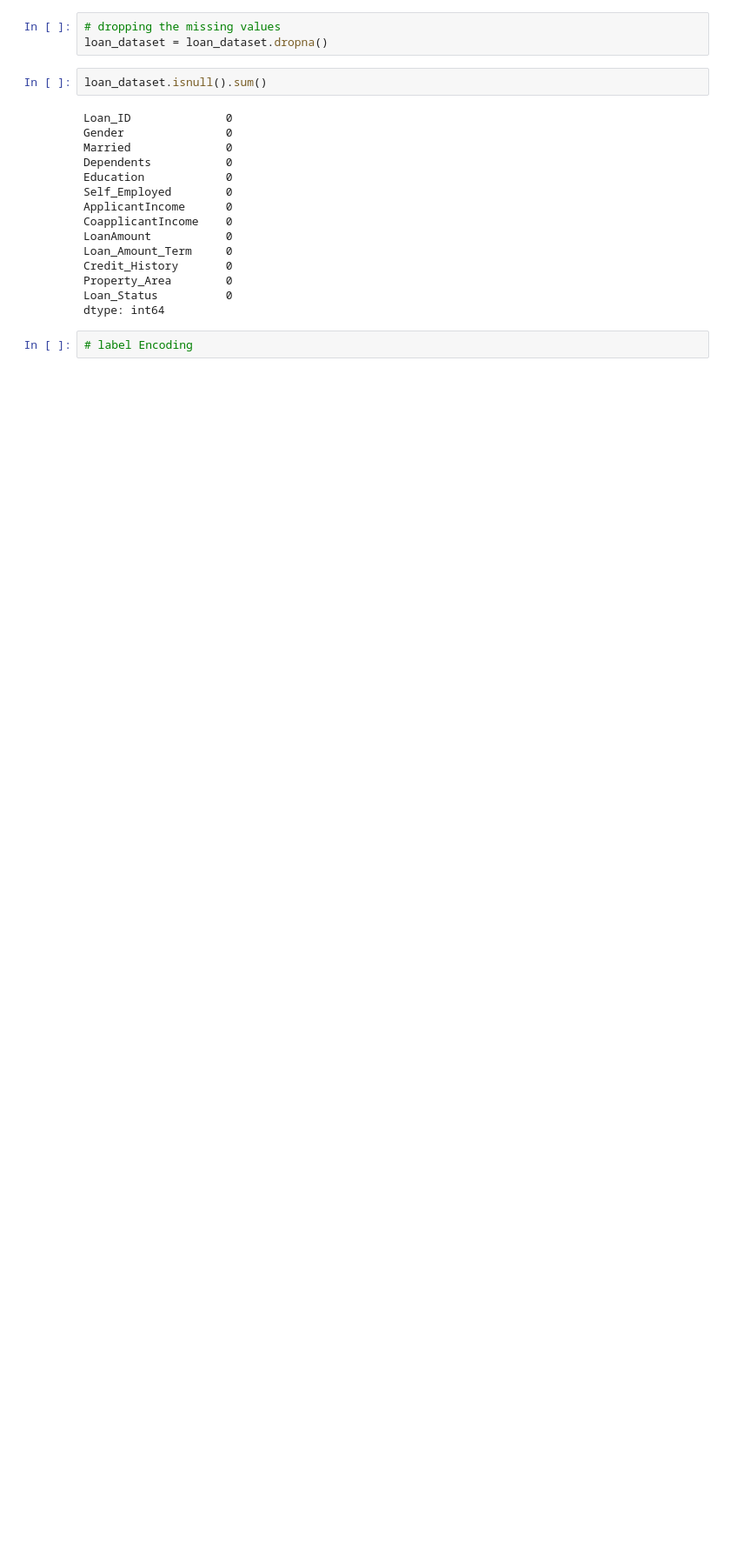
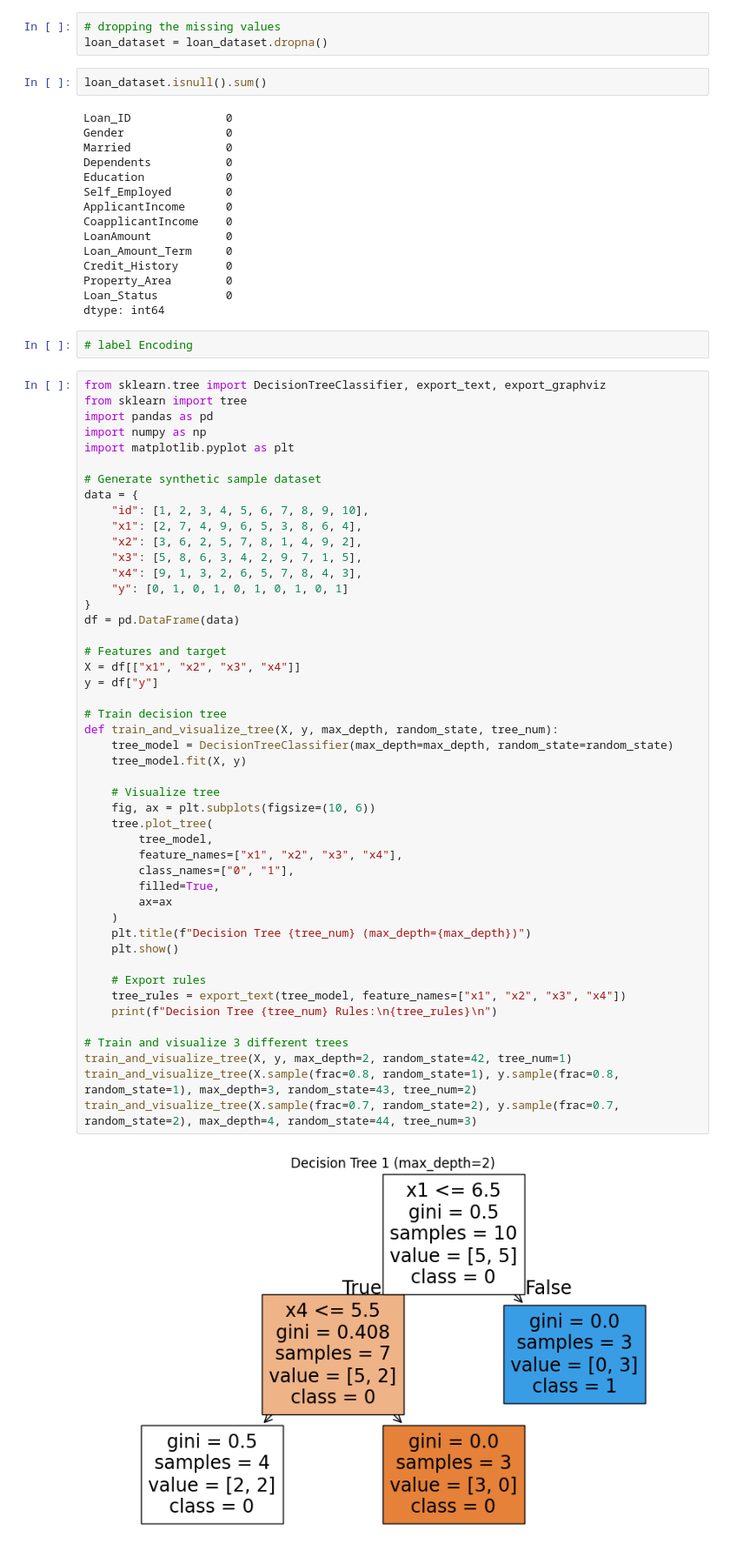
Before and after one commit to hello-mr-vishu/LoanPrediction, a Jupyter notebook: LoadPred.ipynb, the cells around one changed output. Shown at 87% size. Drawn from its saved outputs; the diff is of its cells as text; blank space fills up the shorter version.

```diff
--- a/LoadPred.ipynb
+++ b/LoadPred.ipynb
@@ -82,3 +82,52 @@ Loan_Status          0
 dtype: int64
 # %%
 # label Encoding
+# %%
+from sklearn.tree import DecisionTreeClassifier, export_text, export_graphviz
+from sklearn import tree
+import pandas as pd
+import numpy as np
+import matplotlib.pyplot as plt
+
+# Generate synthetic sample dataset
+data = {
+    "id": [1, 2, 3, 4, 5, 6, 7, 8, 9, 10],
+    "x1": [2, 7, 4, 9, 6, 5, 3, 8, 6, 4],
+    "x2": [3, 6, 2, 5, 7, 8, 1, 4, 9, 2],
+    "x3": [5, 8, 6, 3, 4, 2, 9, 7, 1, 5],
+    "x4": [9, 1, 3, 2, 6, 5, 7, 8, 4, 3],
+    "y": [0, 1, 0, 1, 0, 1, 0, 1, 0, 1]
+}
+df = pd.DataFrame(data)
+
+# Features and target
+X = df[["x1", "x2", "x3", "x4"]]
+y = df["y"]
+
+# Train decision tree
+def train_and_visualize_tree(X, y, max_depth, random_state, tree_num):
+    tree_model = DecisionTreeClassifier(max_depth=max_depth, random_state=random_state)
+    tree_model.fit(X, y)
+
+    # Visualize tree
+    fig, ax = plt.subplots(figsize=(10, 6))
+    tree.plot_tree(
+        tree_model,
+        feature_names=["x1", "x2", "x3", "x4"],
+        class_names=["0", "1"],
+        filled=True,
+        ax=ax
+    )
+    plt.title(f"Decision Tree {tree_num} (max_depth={max_depth})")
+    plt.show()
+
+    # Export rules
+    tree_rules = export_text(tree_model, feature_names=["x1", "x2", "x3", "x4"])
+    print(f"Decision Tree {tree_num} Rules:\n{tree_rules}\n")
+
+# Train and visualize 3 different trees
+train_and_visualize_tree(X, y, max_depth=2, random_state=42, tree_num=1)
+train_and_visualize_tree(X.sample(frac=0.8, random_state=1), y.sample(frac=0.8, random_state=1), max_depth=3, random_state=43, tree_num=2)
+train_and_visualize_tree(X.sample(frac=0.7, random_state=2), y.sample(frac=0.7, random_state=2), max_depth=4, random_state=44, tree_num=3)
+# %% [output]
+[figure, added]
```
Also changed, not shown: parts of 7 cells of this notebook, 1 other file.
